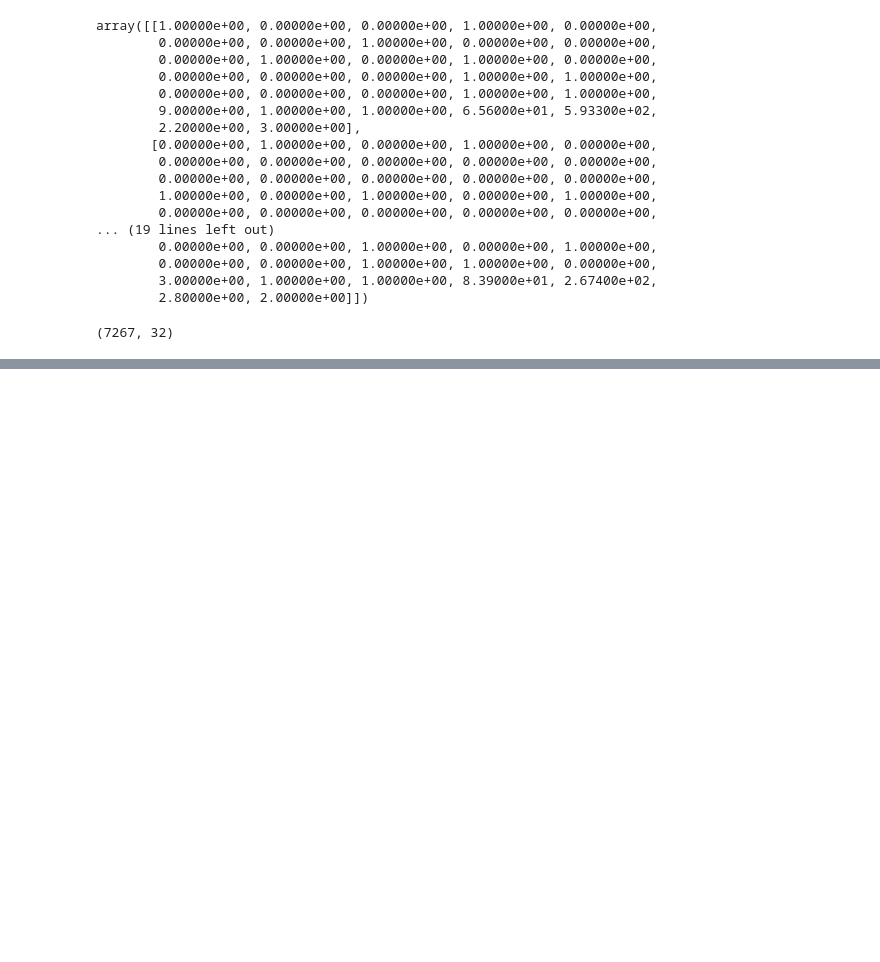
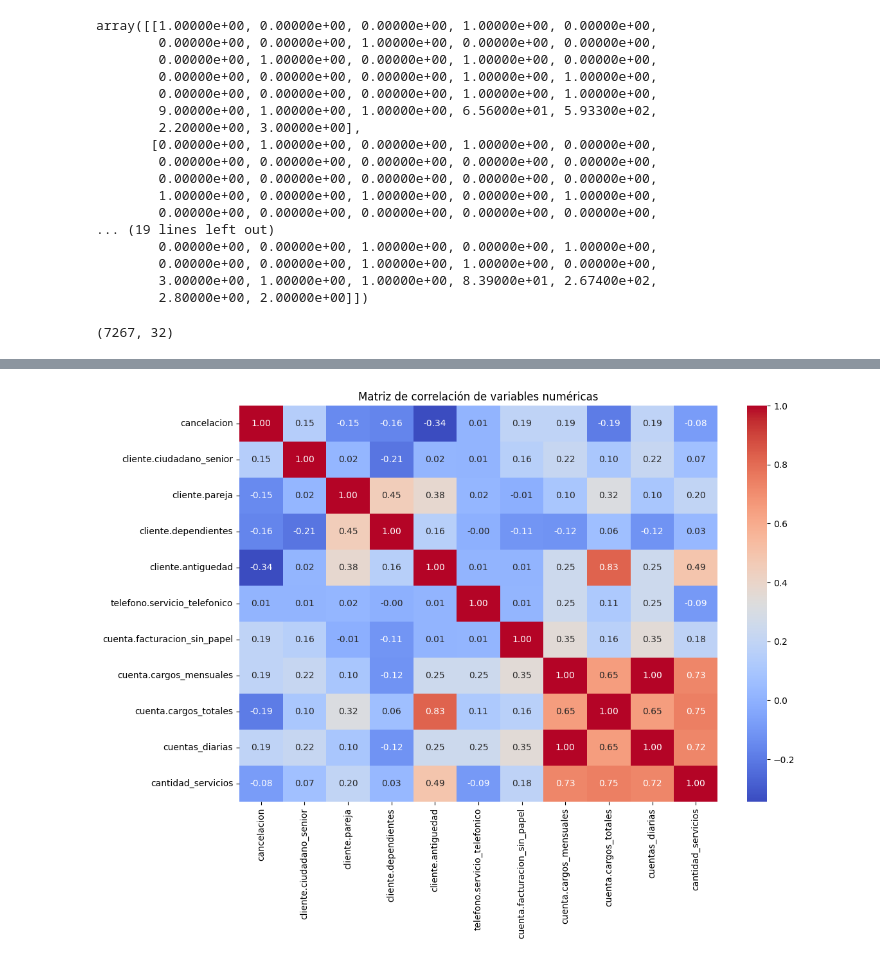
Before and after one commit to patinohoyosgisell/Challege_Telecom_X_parte_2, a Jupyter notebook: Challege_Telecom_X_parte_2.ipynb, the cells around one changed output, grey strips where cells are left out. Drawn from its saved outputs; the diff is of its cells as text; code cells hidden in the pictures; blank space fills up the shorter version.

```diff
--- a/Challege_Telecom_X_parte_2.ipynb
+++ b/Challege_Telecom_X_parte_2.ipynb
@@ -285,0 +427,7 @@ X.shape
+# %%
+
+df_numerico = df.select_dtypes(include=['int64','float64'])
+# %%
+correlacion = df_numerico.corr()
+
+correlacion
@@ -285,0 +447,18 @@ X.shape
+# %%
+import seaborn as sns
+import matplotlib.pyplot as plt
+
+plt.figure(figsize=(12,8))
+
+sns.heatmap(
+    correlacion,
+    annot=True,
+    cmap='coolwarm',
+    fmt='.2f'
+)
+
+plt.title("Matriz de correlación de variables numéricas")
+
+plt.show()
+# %% [output]
+[figure, added]
```
Also changed, not shown: parts of 43 cells of this notebook.
